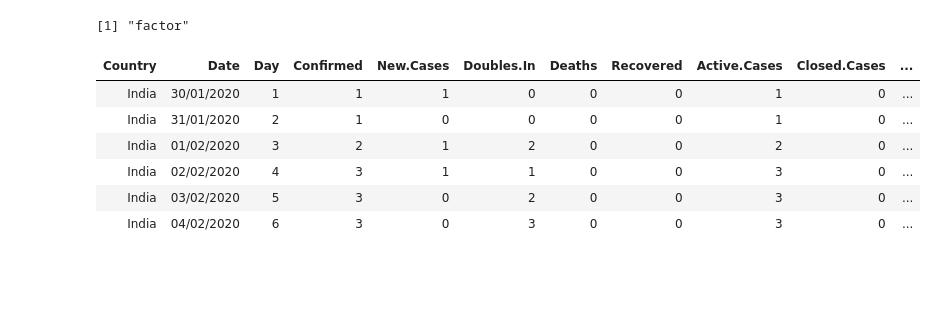
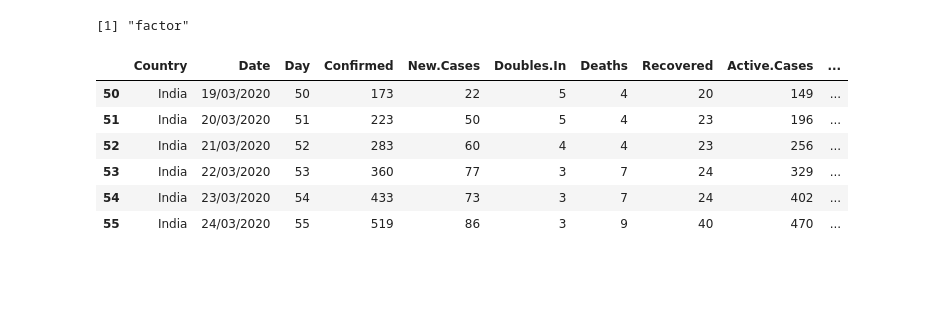
Before and after one commit to ravi-prakash1907/COVID-19-India, a Jupyter notebook: india-today/Understand India.ipynb, the cells around one changed output. Saved outputs shown, nothing was run; the diff lists cells and outputs as text; code cells hidden in the pictures.

```diff
--- a/india-today/Understand India.ipynb
+++ b/india-today/Understand India.ipynb
@@ -22,15 +22,15 @@ class(india$Day)
 # %% [output]
 [1] "factor"
 # %%
-head(india)
+tail(india)
 # %% [output]
-| Country | Date | Day | Confirmed | New.Cases | Doubles.In | Deaths | Recovered | Active.Cases | Closed.Cases | ... |
-| India | 30/01/2020 | 1 | 1 | 1 | 0 | 0 | 0 | 1 | 0 | ... |
-| India | 31/01/2020 | 2 | 1 | 0 | 0 | 0 | 0 | 1 | 0 | ... |
-| India | 01/02/2020 | 3 | 2 | 1 | 2 | 0 | 0 | 2 | 0 | ... |
-| India | 02/02/2020 | 4 | 3 | 1 | 1 | 0 | 0 | 3 | 0 | ... |
-| India | 03/02/2020 | 5 | 3 | 0 | 2 | 0 | 0 | 3 | 0 | ... |
-| India | 04/02/2020 | 6 | 3 | 0 | 3 | 0 | 0 | 3 | 0 | ... |
+|  | Country | Date | Day | Confirmed | New.Cases | Doubles.In | Deaths | Recovered | Active.Cases | ... |
+| 50 | India | 19/03/2020 | 50 | 173 | 22 | 5 | 4 | 20 | 149 | ... |
+| 51 | India | 20/03/2020 | 51 | 223 | 50 | 5 | 4 | 23 | 196 | ... |
+| 52 | India | 21/03/2020 | 52 | 283 | 60 | 4 | 4 | 23 | 256 | ... |
+| 53 | India | 22/03/2020 | 53 | 360 | 77 | 3 | 7 | 24 | 329 | ... |
+| 54 | India | 23/03/2020 | 54 | 433 | 73 | 3 | 7 | 24 | 402 | ... |
+| 55 | India | 24/03/2020 | 55 | 519 | 86 | 3 | 9 | 40 | 470 | ... |
 # %% [markdown]
 <br /><br />
 # %%
```
Also changed, not shown: parts of 26 cells of this notebook, 1 other file.
